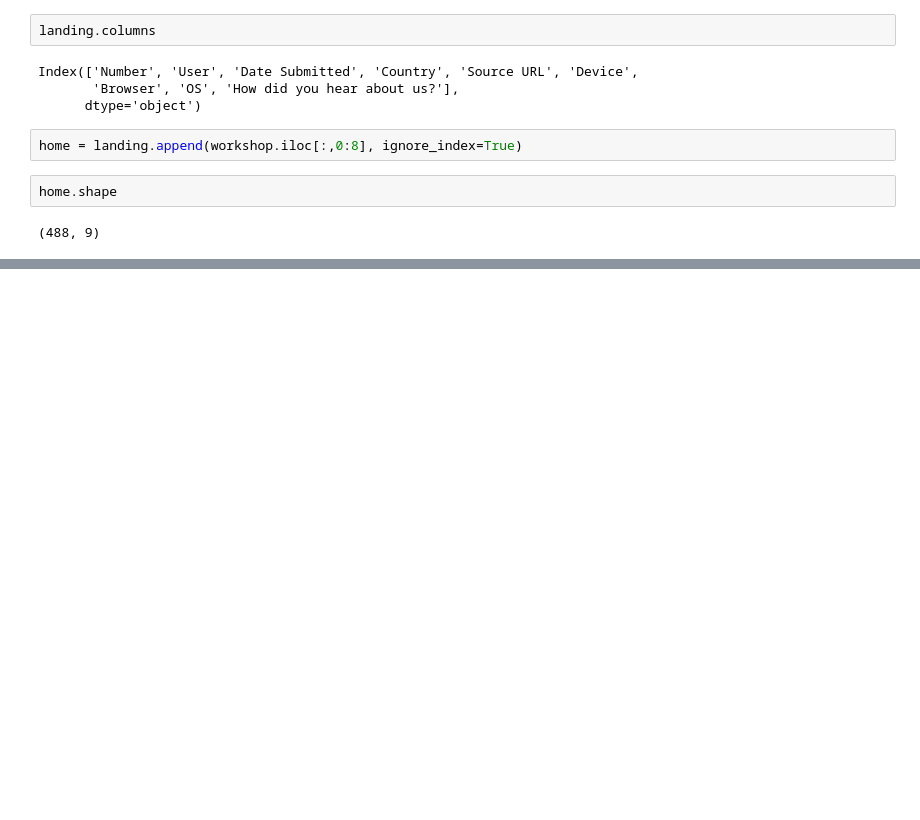
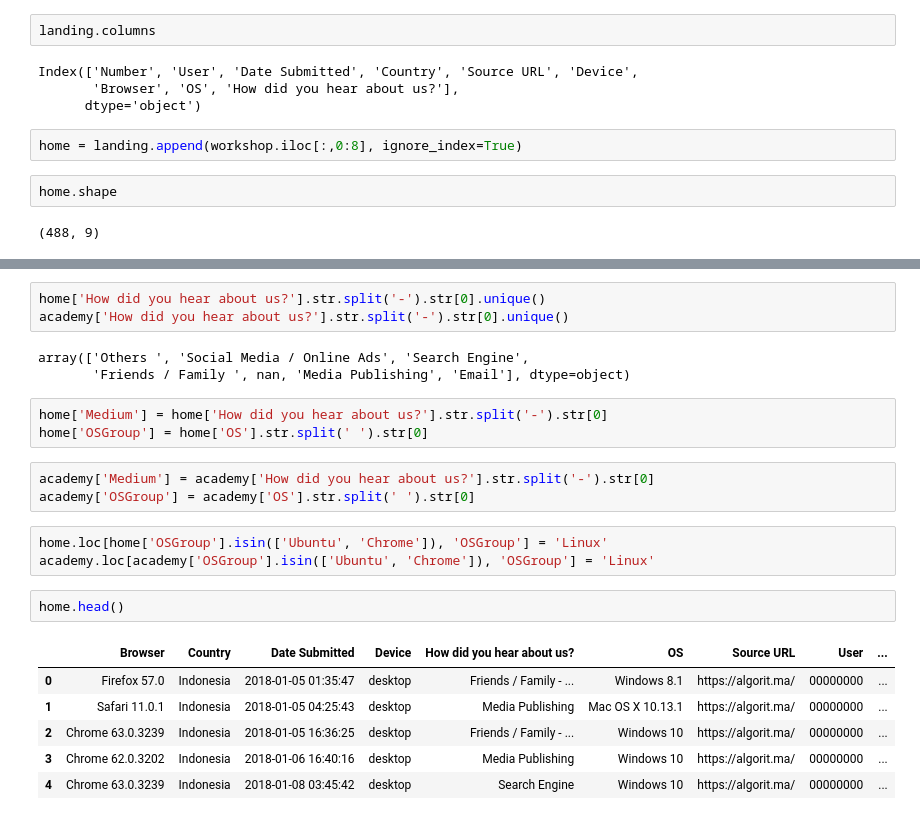
Before and after one commit to onlyphantom/WebAnalytics, a Jupyter notebook: panda_lecture.ipynb, the cells around one changed output, grey strips where cells are left out. Drawn from its saved outputs; the diff is of its cells as text; blank space fills up the shorter version.

```diff
--- a/panda_lecture.ipynb
+++ b/panda_lecture.ipynb
@@ -38,0 +78,24 @@ home.shape
+# %%
+home['How did you hear about us?'].str.split('-').str[0].unique()
+academy['How did you hear about us?'].str.split('-').str[0].unique()
+# %% [output]
+array(['Others ', 'Social Media / Online Ads', 'Search Engine',
+       'Friends / Family ', nan, 'Media Publishing', 'Email'], dtype=object)
+# %%
+home['Medium'] = home['How did you hear about us?'].str.split('-').str[0]
+home['OSGroup'] = home['OS'].str.split(' ').str[0]
+# %%
+academy['Medium'] = academy['How did you hear about us?'].str.split('-').str[0]
+academy['OSGroup'] = academy['OS'].str.split(' ').str[0]
+# %%
+home.loc[home['OSGroup'].isin(['Ubuntu', 'Chrome']), 'OSGroup'] = 'Linux'
+academy.loc[academy['OSGroup'].isin(['Ubuntu', 'Chrome']), 'OSGroup'] = 'Linux'
+# %%
+home.head()
+# %% [output]
+|  | Browser | Country | Date Submitted | Device | How did you hear about us? | OS | Source URL | User | ... |
+| 0 | Firefox 57.0 | Indonesia | 2018-01-05 01:35:47 | desktop | Friends / Family - ... | Windows 8.1 | https://algorit.ma/ | 00000000 | ... |
+| 1 | Safari 11.0.1 | Indonesia | 2018-01-05 04:25:43 | desktop | Media Publishing | Mac OS X 10.13.1 | https://algorit.ma/ | 00000000 | ... |
+| 2 | Chrome 63.0.3239 | Indonesia | 2018-01-05 16:36:25 | desktop | Friends / Family - ... | Windows 10 | https://algorit.ma/ | 00000000 | ... |
+| 3 | Chrome 62.0.3202 | Indonesia | 2018-01-06 16:40:16 | desktop | Media Publishing | Windows 10 | https://algorit.ma/ | 00000000 | ... |
+| 4 | Chrome 63.0.3239 | Indonesia | 2018-01-08 03:45:42 | desktop | Search Engine | Windows 10 | https://algorit.ma/ | 00000000 | ... |
```
Also changed, not shown: parts of 14 cells of this notebook, 1 other file.
